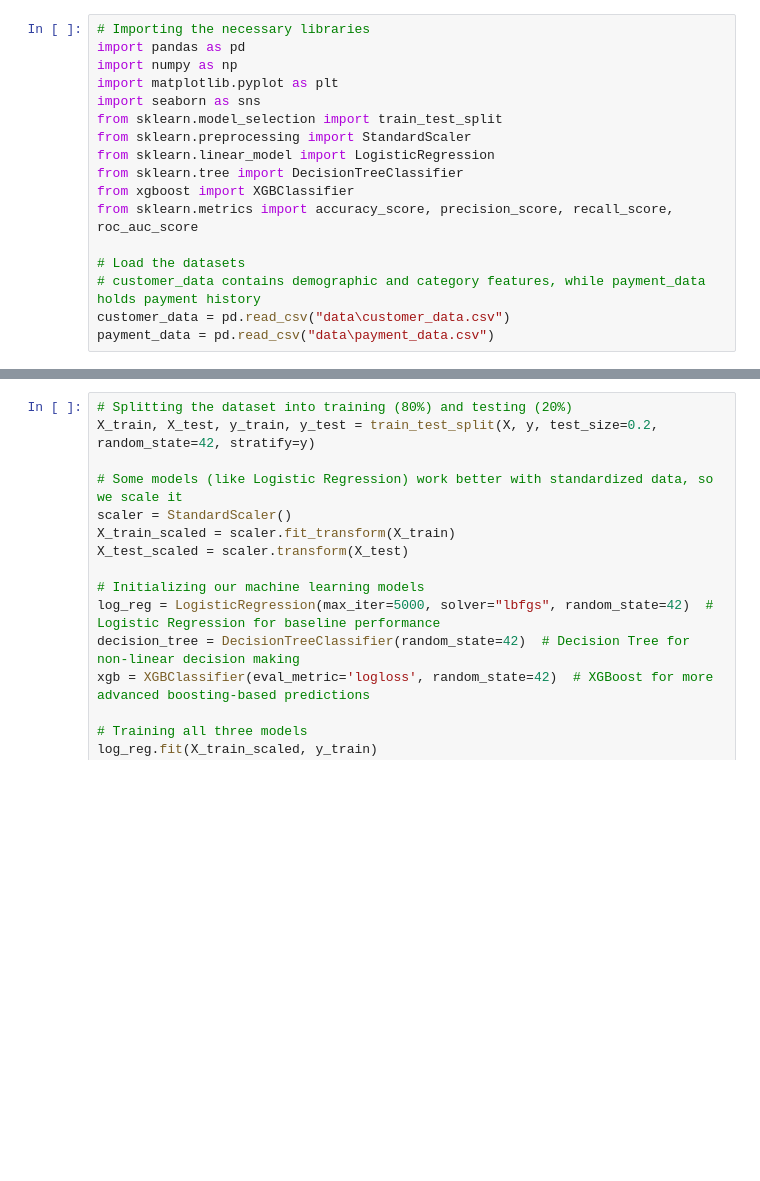
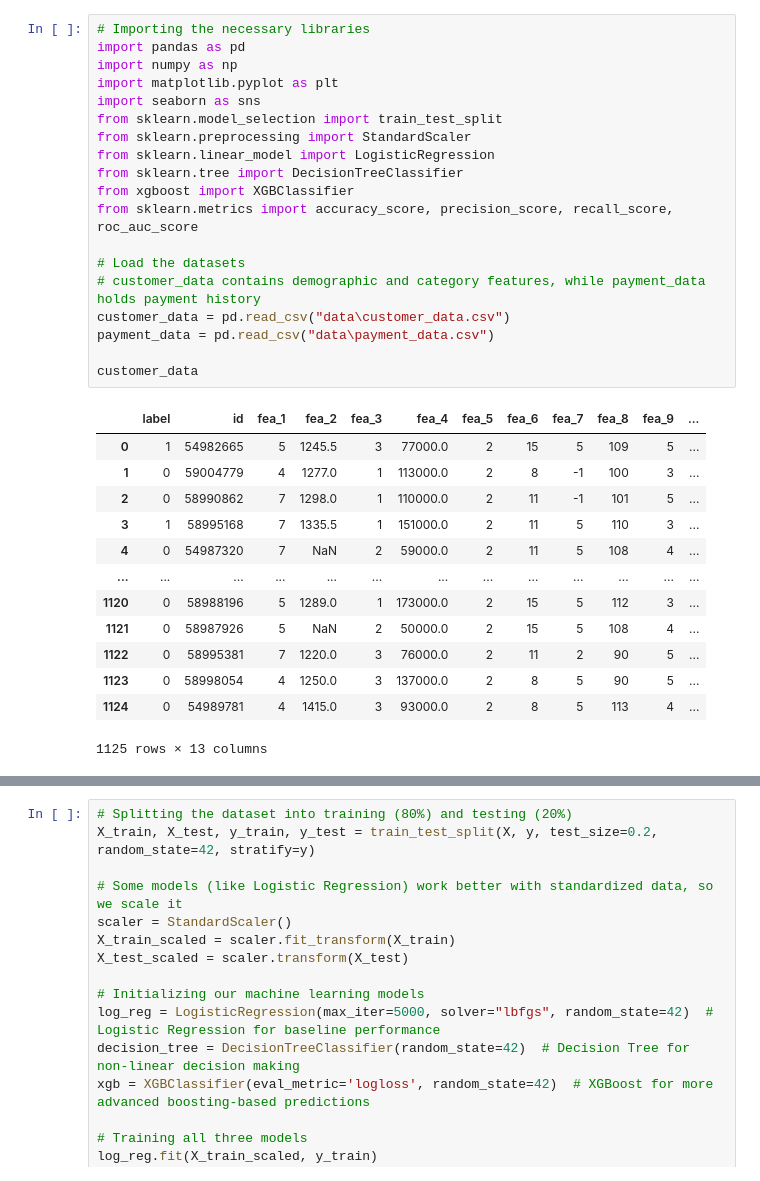
Before and after one commit to CooperCortinas/CreditRisk, a Jupyter notebook: CreditRisk.ipynb, the cells around one changed output, grey strips where cells are left out. Saved outputs shown, nothing was run; the diff lists cells and outputs as text; blank space fills up the shorter version.

```diff
--- a/CreditRisk.ipynb
+++ b/CreditRisk.ipynb
@@ -1,17 +1,33 @@
 # %%
 # Importing the necessary libraries
 import pandas as pd
 import numpy as np
 import matplotlib.pyplot as plt
 import seaborn as sns
 from sklearn.model_selection import train_test_split
 from sklearn.preprocessing import StandardScaler
 from sklearn.linear_model import LogisticRegression
 from sklearn.tree import DecisionTreeClassifier
 from xgboost import XGBClassifier
 from sklearn.metrics import accuracy_score, precision_score, recall_score, roc_auc_score
 
 # Load the datasets
 # customer_data contains demographic and category features, while payment_data holds payment history
 customer_data = pd.read_csv("data\customer_data.csv")
 payment_data = pd.read_csv("data\payment_data.csv")
+
+customer_data
+# %% [output]
+|  | label | id | fea_1 | fea_2 | fea_3 | fea_4 | fea_5 | fea_6 | fea_7 | fea_8 | fea_9 | ... |
+| 0 | 1 | 54982665 | 5 | 1245.5 | 3 | 77000.0 | 2 | 15 | 5 | 109 | 5 | ... |
+| 1 | 0 | 59004779 | 4 | 1277.0 | 1 | 113000.0 | 2 | 8 | -1 | 100 | 3 | ... |
+| 2 | 0 | 58990862 | 7 | 1298.0 | 1 | 110000.0 | 2 | 11 | -1 | 101 | 5 | ... |
+| 3 | 1 | 58995168 | 7 | 1335.5 | 1 | 151000.0 | 2 | 11 | 5 | 110 | 3 | ... |
+| 4 | 0 | 54987320 | 7 | NaN | 2 | 59000.0 | 2 | 11 | 5 | 108 | 4 | ... |
+| ... | ... | ... | ... | ... | ... | ... | ... | ... | ... | ... | ... | ... |
+| 1120 | 0 | 58988196 | 5 | 1289.0 | 1 | 173000.0 | 2 | 15 | 5 | 112 | 3 | ... |
+| 1121 | 0 | 58987926 | 5 | NaN | 2 | 50000.0 | 2 | 15 | 5 | 108 | 4 | ... |
+| 1122 | 0 | 58995381 | 7 | 1220.0 | 3 | 76000.0 | 2 | 11 | 2 | 90 | 5 | ... |
+| 1123 | 0 | 58998054 | 4 | 1250.0 | 3 | 137000.0 | 2 | 8 | 5 | 90 | 5 | ... |
+| 1124 | 0 | 54989781 | 4 | 1415.0 | 3 | 93000.0 | 2 | 8 | 5 | 113 | 4 | ... |
+1125 rows × 13 columns
```
Also changed, not shown: parts of 8 cells of this notebook.
